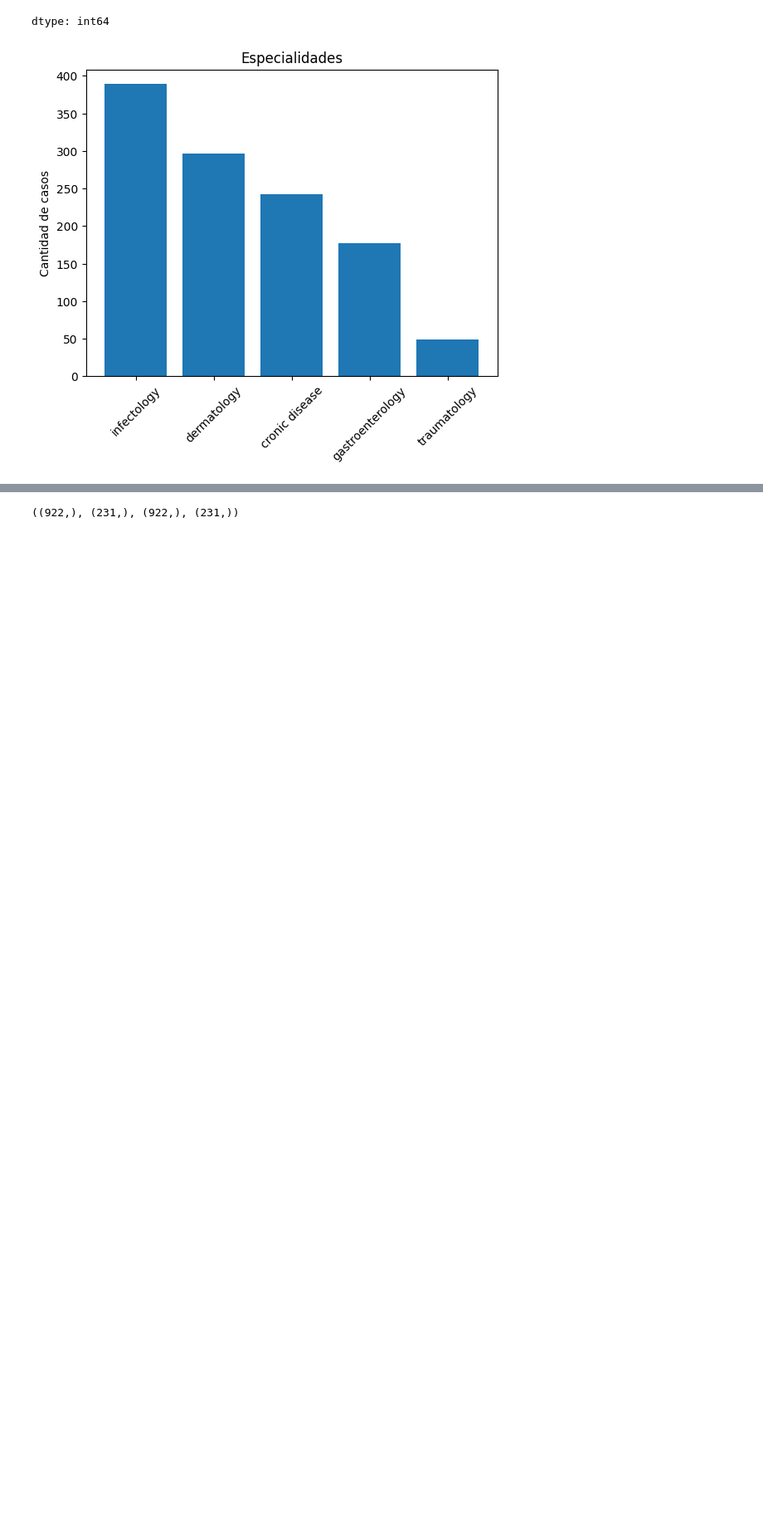
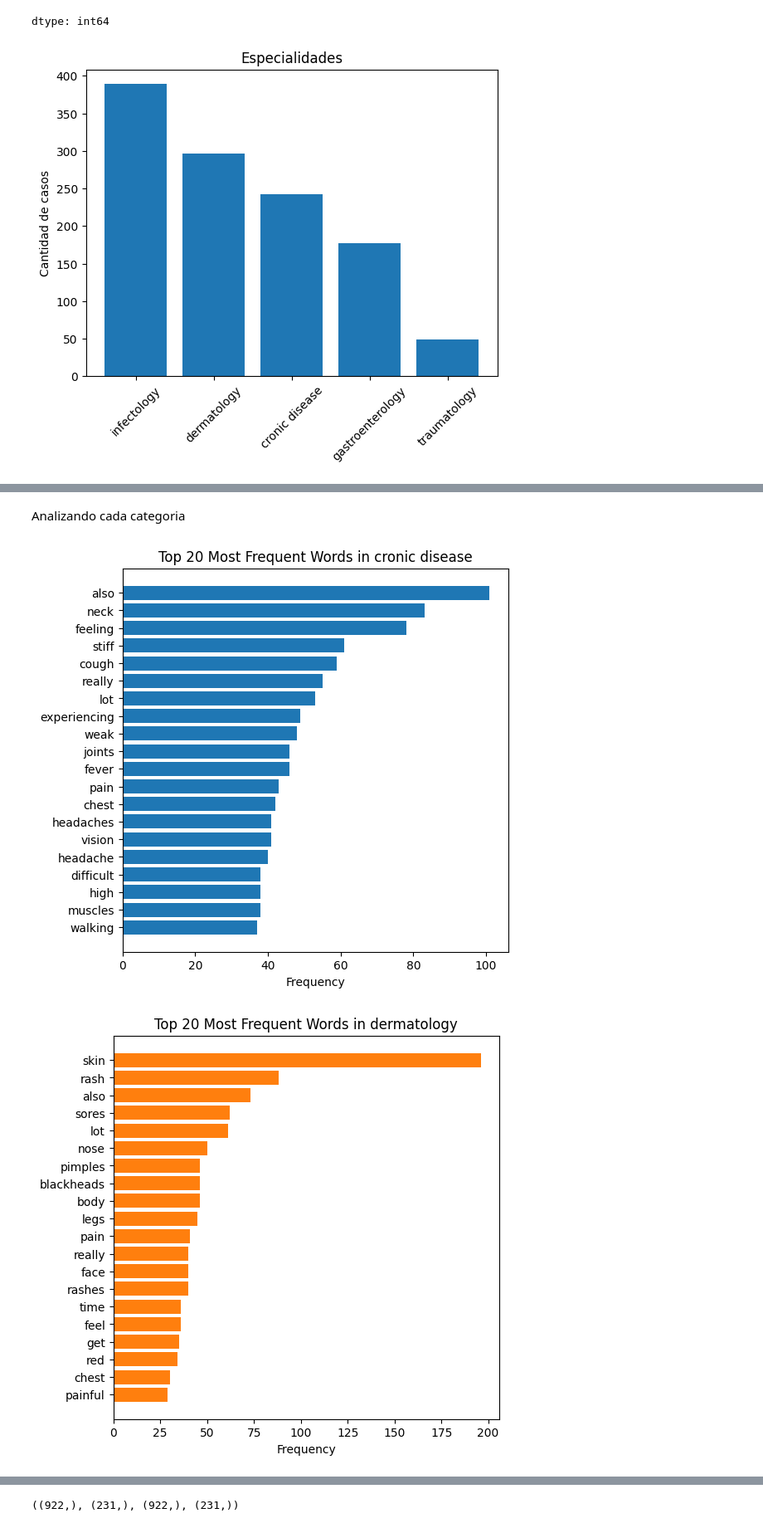
Before and after one commit to LuisaBeccar/proyecto_nlp, a Jupyter notebook: TP_DCIII_LuisaBeccarVarela_nlp_.ipynb, the cells around one changed output, grey strips where cells are left out. Shown at 83% size. Cells and saved outputs as stored; diff of their text form; code cells hidden in the pictures; blank space fills up the shorter version.

Commit message:
Trabajo practico del modulo final del curso de Data Science de CoderHouse 2024: NLP y Deep Learning.

```diff
--- a/TP_DCIII_LuisaBeccarVarela_nlp_.ipynb
+++ b/TP_DCIII_LuisaBeccarVarela_nlp_.ipynb
@@ -237,0 +297,19 @@ Quedo desbalanceado: las descripciones traumatologicas son poquitas
+# %% [markdown]
+Analizando cada categoria
+# %%
+# separo cada especialidad en un dataset para usar luego
+especialidades= ["cronic disease", "dermatology", "gastroenterology", "infectology", "traumatology"]
+
+for i in especialidades:
+  df_filtrado = df[df["clasificacion"] == i]
+  df_filtrado.to_csv(f"{i}.csv")
+# %%
+# abro los datasets y guardo en un objeto
+
+cronic_disease = pd.read_csv("cronic disease.csv")
+dermatology = pd.read_csv("dermatology.csv")
+gastroenterology = pd.read_csv("gastroenterology.csv")
+infectology = pd.read_csv("infectology.csv")
+traumatology = pd.read_csv("traumatology.csv")
+
+especialidades_csv = [cronic_disease, dermatology, gastroenterology, infectology, traumatology]
@@ -237,0 +325,30 @@ Quedo desbalanceado: las descripciones traumatologicas son poquitas
+# %%
+  colores = ["#1f77b4", "#ff7f0e", "#2ca02c", "#d62728", "#9467bd"]
+  csv_color = dict(zip(especialidades, colores))
+# %%
+def contador_graficador (especialidades_csv, colores):
+  from collections import Counter
+  from matplotlib import pyplot as plt
+  colores = ["#1f77b4", "#ff7f0e", "#2ca02c", "#d62728", "#9467bd"]
+  csv_color = dict(zip(especialidades, colores))
+
+  for esp in especialidades_csv:
+    # Contamos las palabras en nuestro texto ya procesado
+    all_words = ' '.join(esp['symptoms_tokenized']).split()
+    word_counts = Counter(all_words)
+    word_counts_df = pd.DataFrame(word_counts.items(), columns=['Word', 'Frequency'])
+    word_counts_df = word_counts_df.sort_values(by='Frequency', ascending=False)
+
+    #graficamos
+    top_words = word_counts_df.head(20)
+
+    plt.figure(figsize=(6, 6))
+    plt.barh(top_words['Word'], top_words['Frequency'], color=csv_color[esp.clasificacion[0]])
+    plt.gca().invert_yaxis()
+    plt.xlabel('Frequency')
+    plt.title(f'Top 20 Most Frequent Words in {esp.clasificacion[0]}')
+
+contador_graficador(especialidades_csv,colores)
+# %% [output]
+[figure, added]
+[figure, added]
```
Also changed, not shown: parts of 179 cells of this notebook.
